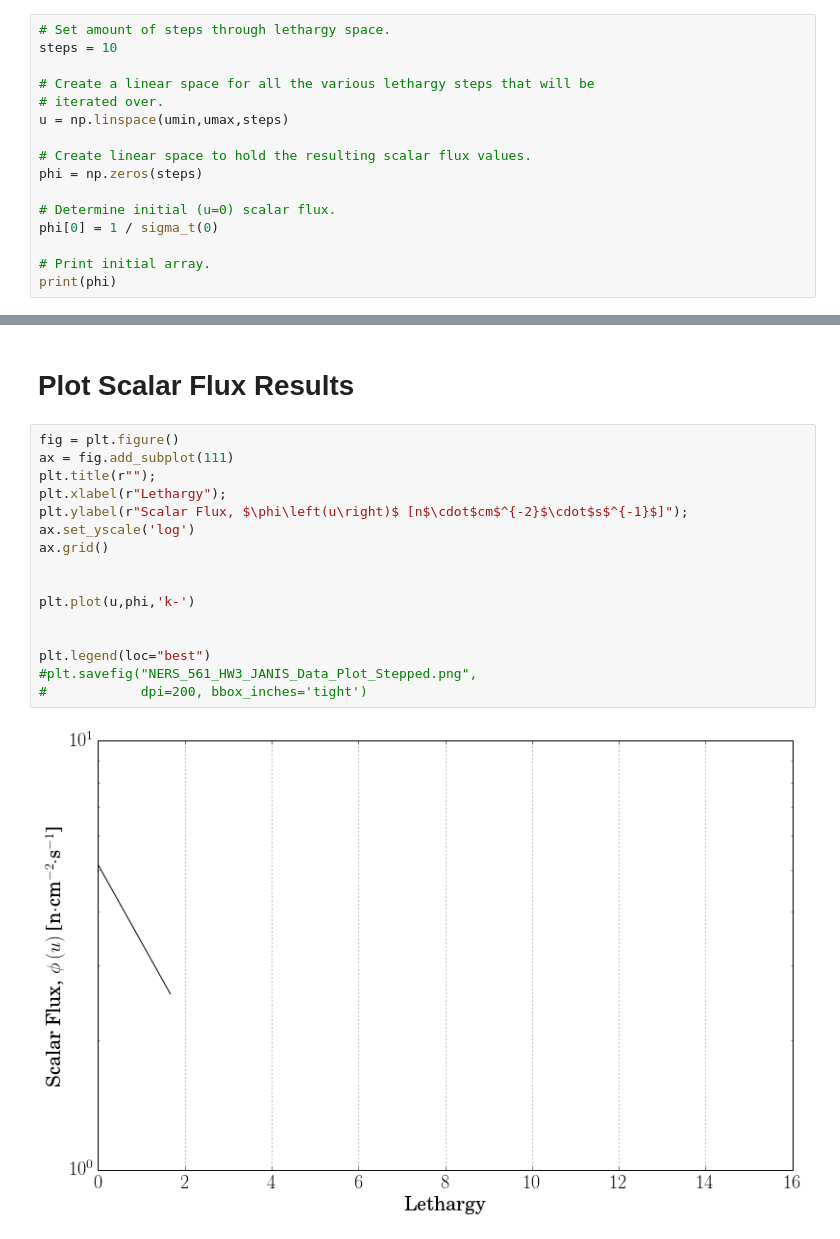
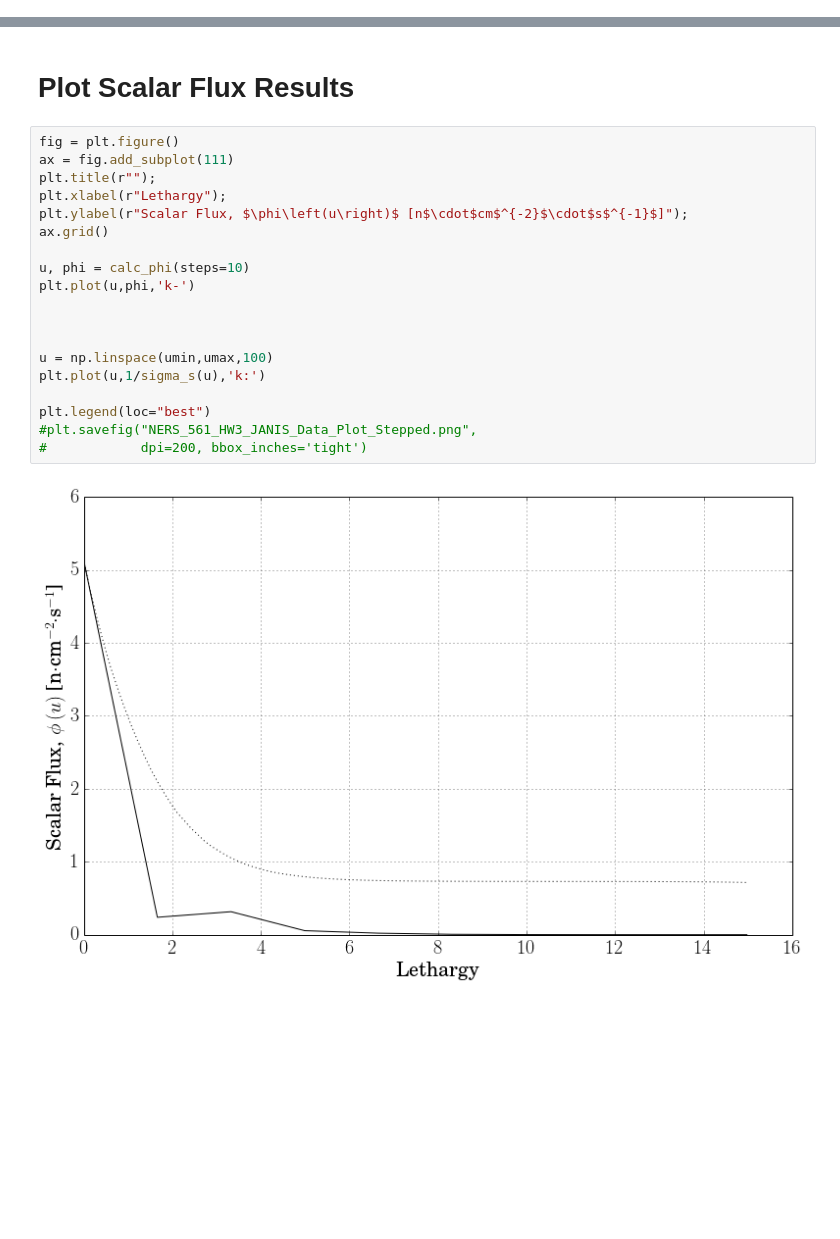
Before and after one commit to jkulesza/Python_Misc, a Jupyter notebook: iPython/NERS_561_HW3.ipynb, the cells around one changed output, grey strips where cells are left out. Cells and saved outputs as stored; diff of their text form; blank space fills up the shorter version.

```diff
--- a/iPython/NERS_561_HW3.ipynb
+++ b/iPython/NERS_561_HW3.ipynb
@@ -163,19 +155,3 @@ plt.savefig("NERS_561_HW3_JANIS_Data_Plot_Stepped.png",
 [figure]
 # %% [markdown]
 # Initialize Numeric Solver
-# %%
-# Set amount of steps through lethargy space.
-steps = 10
-
-# Create a linear space for all the various lethargy steps that will be
-# iterated over.
-u = np.linspace(umin,umax,steps)
-
-# Create linear space to hold the resulting scalar flux values.
-phi = np.zeros(steps)
-
-# Determine initial (u=0) scalar flux.
-phi[0] = 1 / sigma_t(0)
-
-# Print initial array.
-print(phi)
@@ -187,18 +245,21 @@ print(phi)
 # %%
 fig = plt.figure()
 ax = fig.add_subplot(111)
 plt.title(r"");
 plt.xlabel(r"Lethargy");
 plt.ylabel(r"Scalar Flux, $\phi\left(u\right)$ [n$\cdot$cm$^{-2}$\cdot$s$^{-1}$]");
-ax.set_yscale('log')
 ax.grid()
 
-
+u, phi = calc_phi(steps=10)
 plt.plot(u,phi,'k-')
 
+
+
+u = np.linspace(umin,umax,100)
+plt.plot(u,1/sigma_s(u),'k:')
 
 plt.legend(loc="best")
 #plt.savefig("NERS_561_HW3_JANIS_Data_Plot_Stepped.png",
 #            dpi=200, bbox_inches='tight')
 # %% [output]
-[figure, old version]
+[figure, new version]
```
Also changed, not shown: parts of 5 cells of this notebook.
